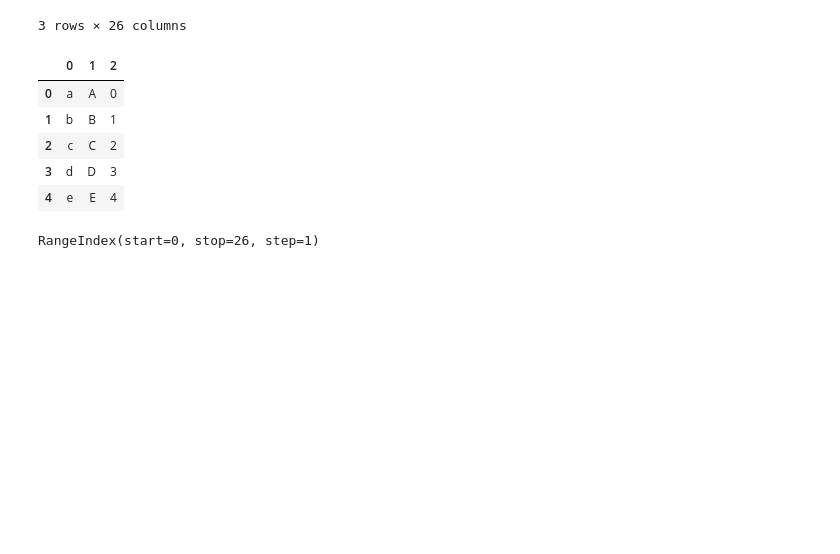
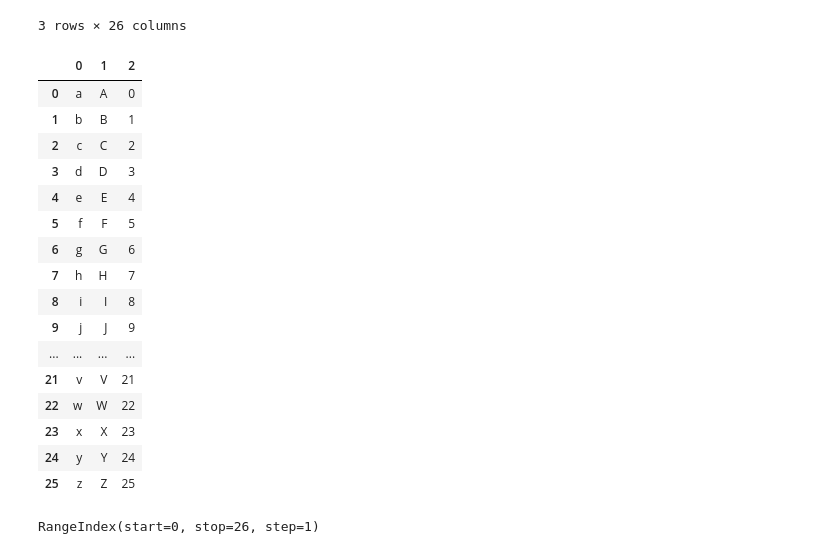
Before and after one commit to brunoramux/python_numpy_pandas_dsa, a Jupyter notebook: Operações-Pandas-DataFrames-Indexação.ipynb, the cells around one changed output. Saved outputs shown, nothing was run; the diff lists cells and outputs as text; code cells hidden in the pictures; blank space fills up the shorter version.

```diff
--- a/08-DSA-Capitulo3-Operações-Pandas-DataFrames-Indexação.ipynb
+++ b/Operações-Pandas-DataFrames-Indexação.ipynb
@@ -102,14 +93,25 @@ alfabeto
 # Transposta da Matriz (DataFrame)
 alfabeto = alfabeto.T
 # %%
-alfabeto.head()
+alfabeto.head(30)
 # %% [output]
 |  | 0 | 1 | 2 |
 | 0 | a | A | 0 |
 | 1 | b | B | 1 |
 | 2 | c | C | 2 |
 | 3 | d | D | 3 |
 | 4 | e | E | 4 |
+| 5 | f | F | 5 |
+| 6 | g | G | 6 |
+| 7 | h | H | 7 |
+| 8 | i | I | 8 |
+| 9 | j | J | 9 |
+| ... | ... | ... | ... |
+| 21 | v | V | 21 |
+| 22 | w | W | 22 |
+| 23 | x | X | 23 |
+| 24 | y | Y | 24 |
+| 25 | z | Z | 25 |
 # %%
 alfabeto.index
 # %% [output]
```
Also changed, not shown: parts of 13 cells of this notebook, 16 other files.
